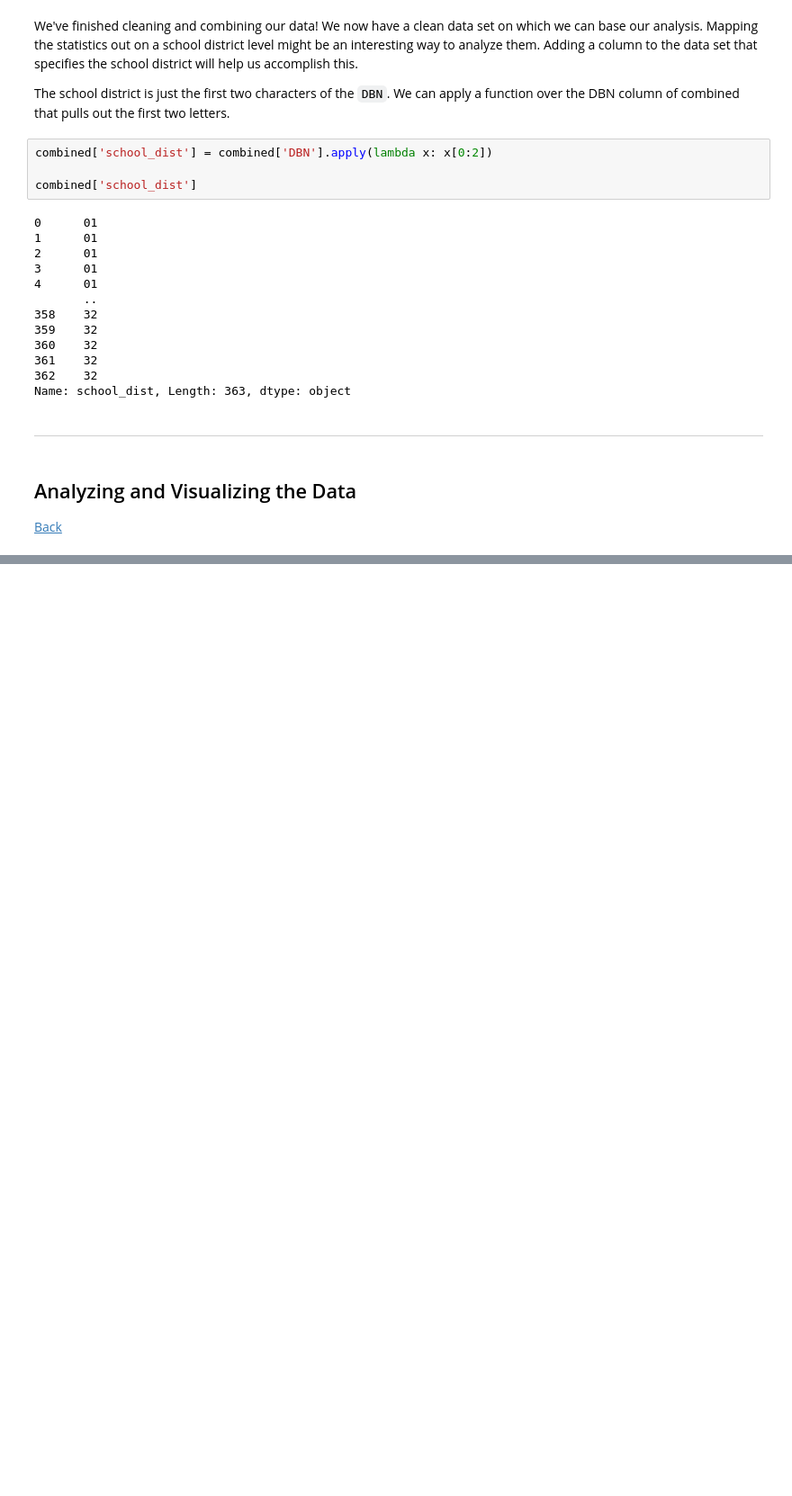
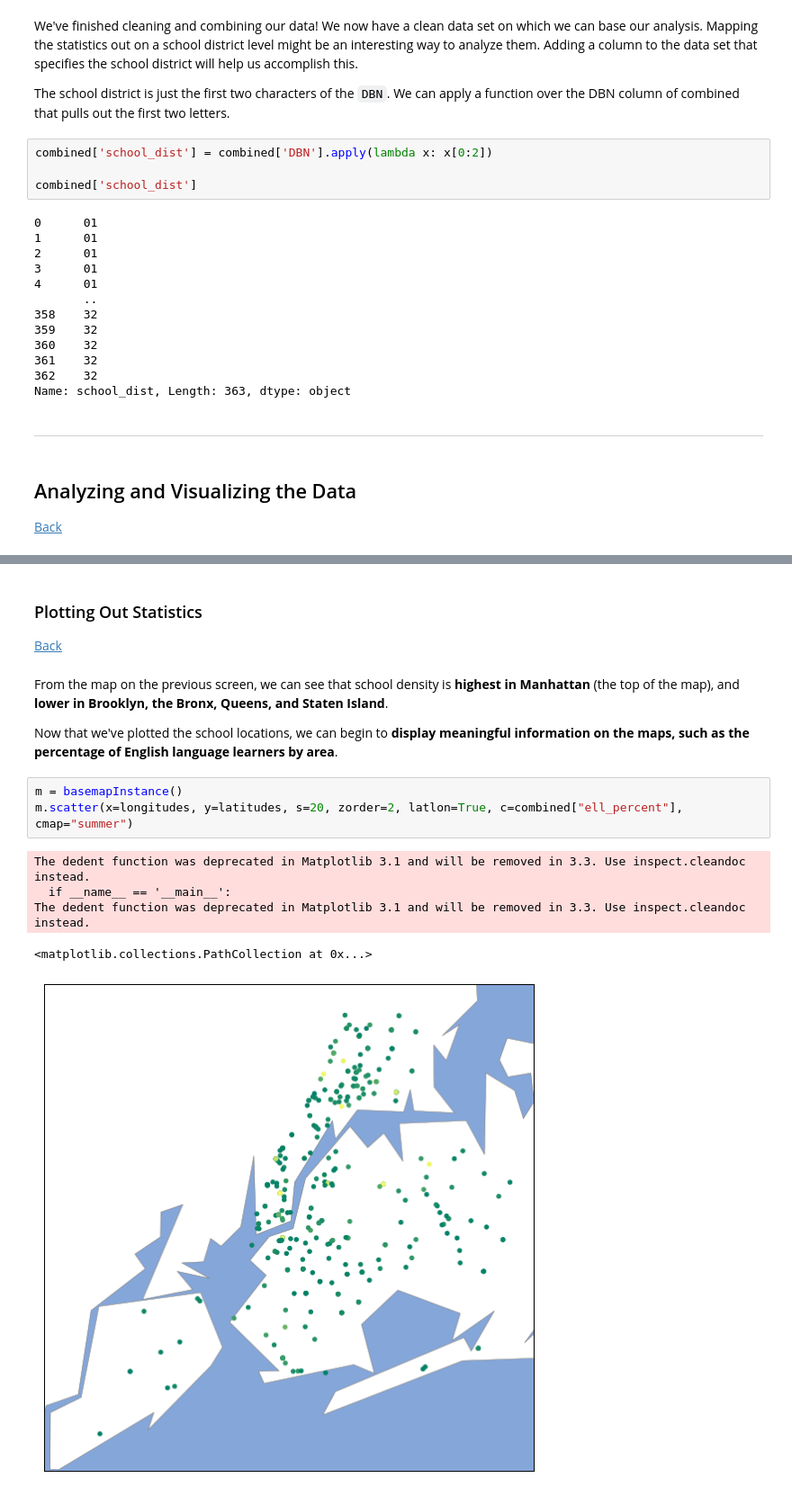
Before and after one commit to lucabro81/dataquest-projects, a Jupyter notebook: analyzing_nyc_high_school_data/analyzing_nyc_high_school_data.ipynb, the cells around one changed output, grey strips where cells are left out. Shown: that part at 90% size. Cells and saved outputs as stored; diff of their text form; blank space fills up the shorter version.

```diff
--- a/analyzing_nyc_high_school_data/analyzing_nyc_high_school_data.ipynb
+++ b/analyzing_nyc_high_school_data/analyzing_nyc_high_school_data.ipynb
@@ -604,0 +775,16 @@ Name: school_dist, Length: 363, dtype: object
+# %% [markdown]
+### <a id='Plotting-Out-Statistics'></a> Plotting Out Statistics
+[Back](#Index)
+# %% [markdown]
+From the map on the previous screen, we can see that school density is **highest in Manhattan** (the top of the map), and **lower in Brooklyn, the Bronx, Queens, and Staten Island**.
+
+Now that we've plotted the school locations, we can begin to **display meaningful information on the maps, such as the percentage of English language learners by area**.
+# %%
+m = basemapInstance()
+m.scatter(x=longitudes, y=latitudes, s=20, zorder=2, latlon=True, c=combined["ell_percent"], cmap="summer")
+# %% [output]
+The dedent function was deprecated in Matplotlib 3.1 and will be removed in 3.3. Use inspect.cleandoc instead.
+  if __name__ == '__main__':
+The dedent function was deprecated in Matplotlib 3.1 and will be removed in 3.3. Use inspect.cleandoc instead.
+<matplotlib.collections.PathCollection at 0x...>
+[figure, added]
```
Also changed, not shown: parts of 54 cells of this notebook.
